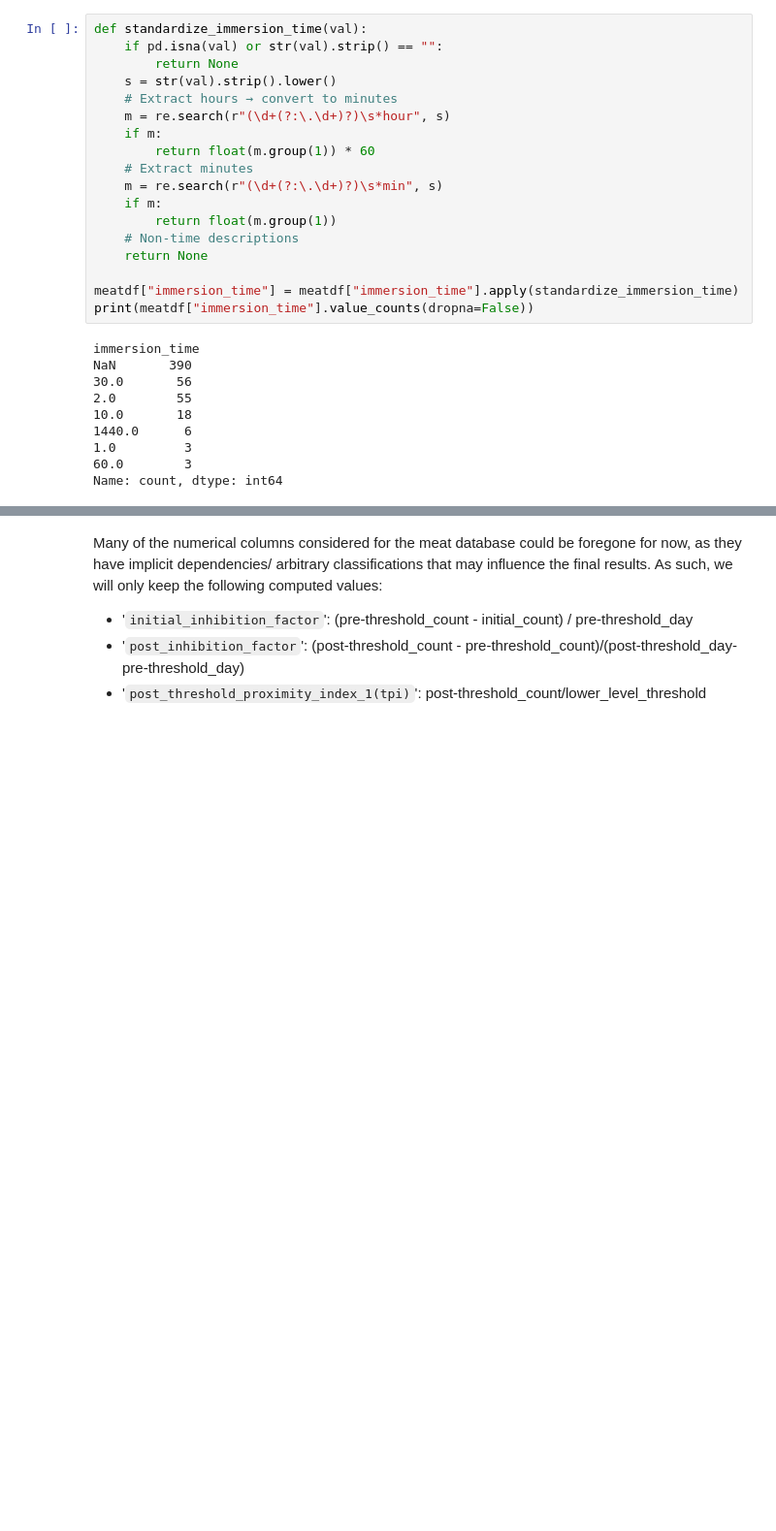
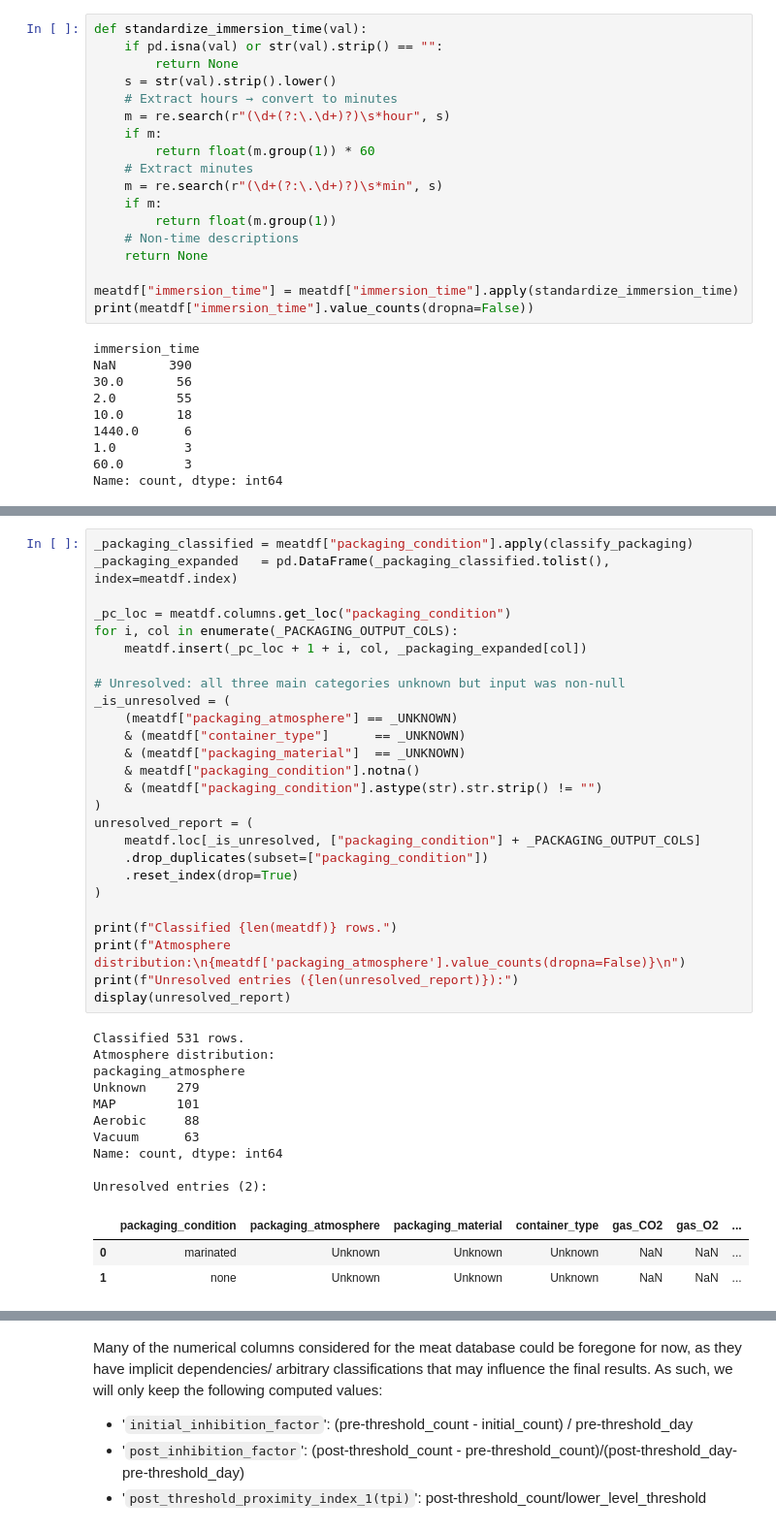
Before and after one commit to SafaeHaj/food-preservation-methods-predictors, a Jupyter notebook: notebooks/data_processing.ipynb, the cells around one changed output, grey strips where cells are left out. Shown at 97% size. Cells and saved outputs as stored; diff of their text form; blank space fills up the shorter version.

```diff
--- a/notebooks/data_processing.ipynb
+++ b/notebooks/data_processing.ipynb
@@ -129,0 +322,40 @@ Name: count, dtype: int64
+# %%
+_packaging_classified = meatdf["packaging_condition"].apply(classify_packaging)
+_packaging_expanded   = pd.DataFrame(_packaging_classified.tolist(), index=meatdf.index)
+
+_pc_loc = meatdf.columns.get_loc("packaging_condition")
+for i, col in enumerate(_PACKAGING_OUTPUT_COLS):
+    meatdf.insert(_pc_loc + 1 + i, col, _packaging_expanded[col])
+
+# Unresolved: all three main categories unknown but input was non-null
+_is_unresolved = (
+    (meatdf["packaging_atmosphere"] == _UNKNOWN)
+    & (meatdf["container_type"]      == _UNKNOWN)
+    & (meatdf["packaging_material"]  == _UNKNOWN)
+    & meatdf["packaging_condition"].notna()
+    & (meatdf["packaging_condition"].astype(str).str.strip() != "")
+)
+unresolved_report = (
+    meatdf.loc[_is_unresolved, ["packaging_condition"] + _PACKAGING_OUTPUT_COLS]
+    .drop_duplicates(subset=["packaging_condition"])
+    .reset_index(drop=True)
+)
+
+print(f"Classified {len(meatdf)} rows.")
+print(f"Atmosphere distribution:\n{meatdf['packaging_atmosphere'].value_counts(dropna=False)}\n")
+print(f"Unresolved entries ({len(unresolved_report)}):")
+display(unresolved_report)
+# %% [output]
+Classified 531 rows.
+Atmosphere distribution:
+packaging_atmosphere
+Unknown    279
+MAP        101
+Aerobic     88
+Vacuum      63
+Name: count, dtype: int64
+
+Unresolved entries (2):
+|  | packaging_condition | packaging_atmosphere | packaging_material | container_type | gas_CO2 | gas_O2 | ... |
+| 0 | marinated | Unknown | Unknown | Unknown | NaN | NaN | ... |
+| 1 | none | Unknown | Unknown | Unknown | NaN | NaN | ... |
```
Also changed, not shown: parts of 26 cells of this notebook, 3 other files.
